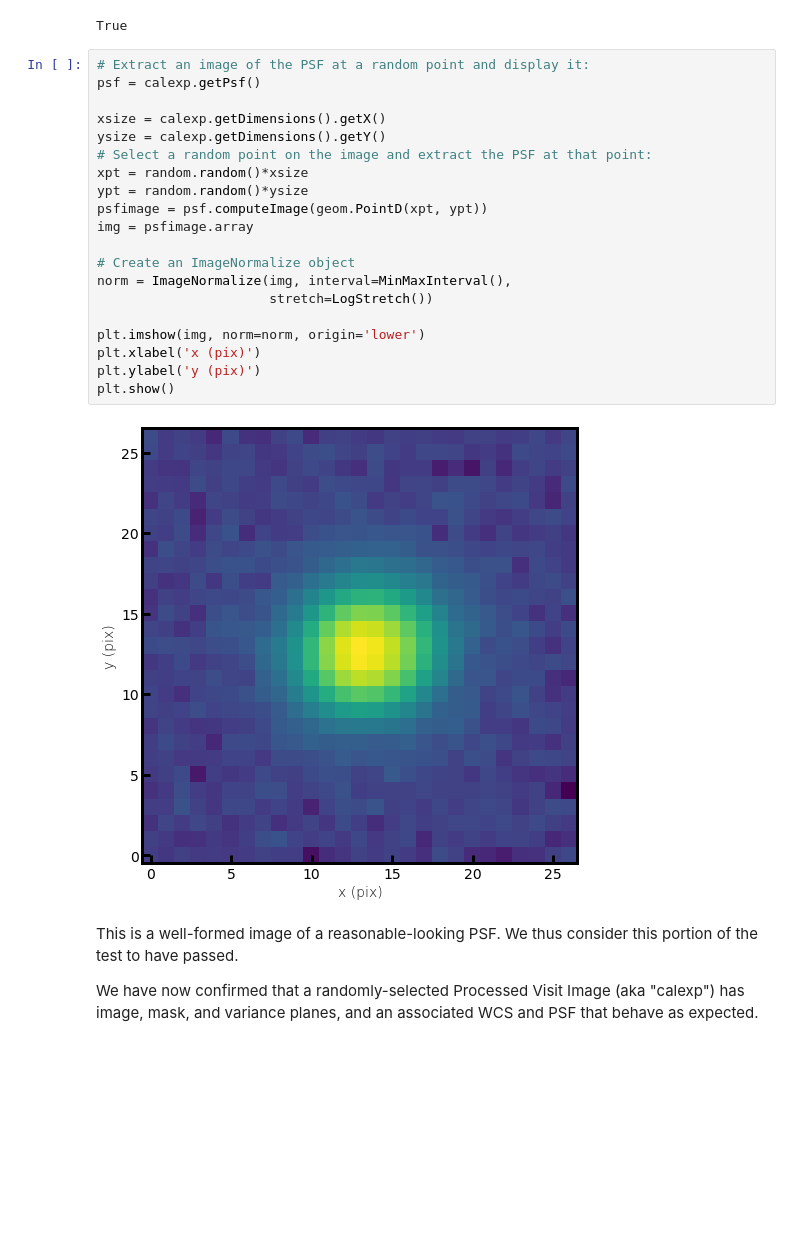
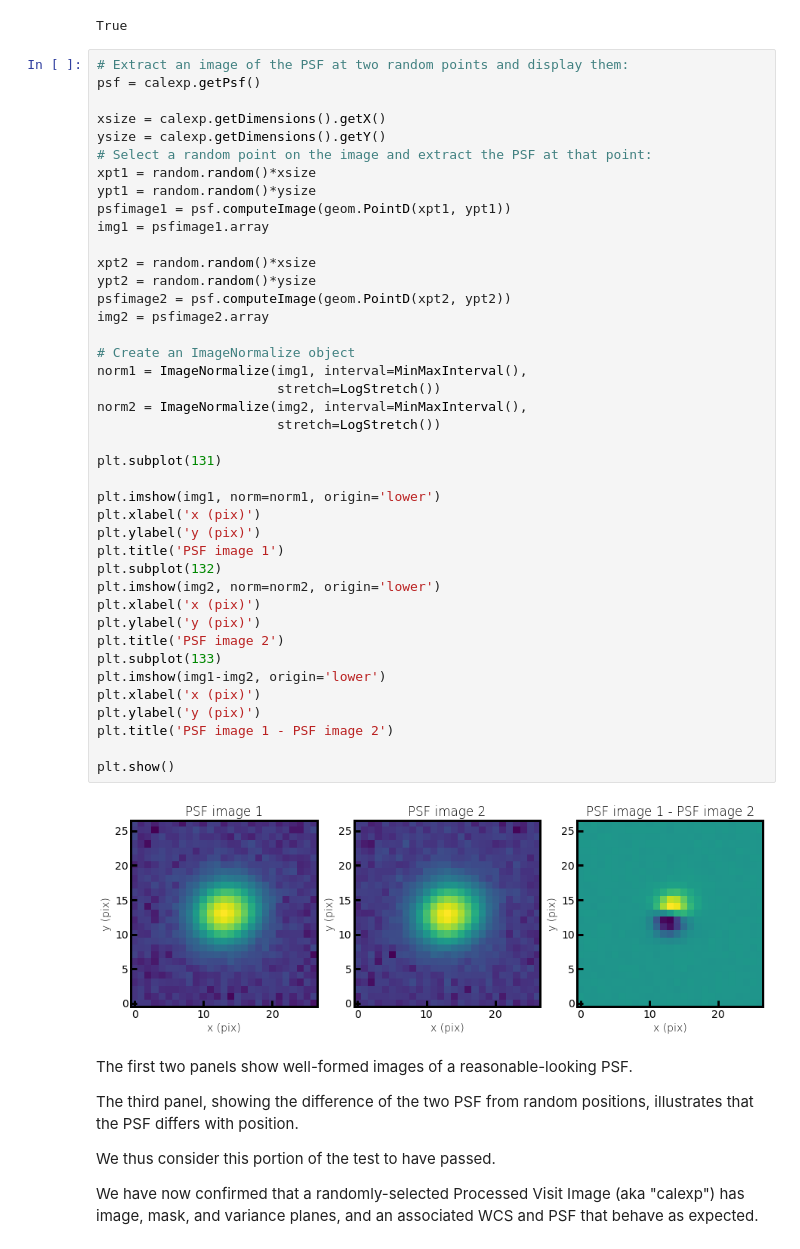
Before and after one commit to lsst-dm/DMTR-261, a Jupyter notebook: executions/LVV-T38_T42/test_LVV-T38_42.ipynb, the cells around one changed output. Cells and saved outputs as stored; diff of their text form; blank space fills up the shorter version.

Commit message:
Add PSF difference in LVV-T38_42.

```diff
--- a/executions/LVV-T38_T42/test_LVV-T38_42.ipynb
+++ b/executions/LVV-T38_T42/test_LVV-T38_42.ipynb
@@ -198,28 +198,53 @@ calexp.hasPsf()
 # %% [output]
 True
 # %%
-# Extract an image of the PSF at a random point and display it:
+# Extract an image of the PSF at two random points and display them:
 psf = calexp.getPsf()
 
 xsize = calexp.getDimensions().getX()
 ysize = calexp.getDimensions().getY()
 # Select a random point on the image and extract the PSF at that point:
-xpt = random.random()*xsize
-ypt = random.random()*ysize
-psfimage = psf.computeImage(geom.PointD(xpt, ypt))
-img = psfimage.array
+xpt1 = random.random()*xsize
+ypt1 = random.random()*ysize
+psfimage1 = psf.computeImage(geom.PointD(xpt1, ypt1))
+img1 = psfimage1.array
+
+xpt2 = random.random()*xsize
+ypt2 = random.random()*ysize
+psfimage2 = psf.computeImage(geom.PointD(xpt2, ypt2))
+img2 = psfimage2.array
 
 # Create an ImageNormalize object
-norm = ImageNormalize(img, interval=MinMaxInterval(),
-                      stretch=LogStretch())
+norm1 = ImageNormalize(img1, interval=MinMaxInterval(),
+                       stretch=LogStretch())
+norm2 = ImageNormalize(img2, interval=MinMaxInterval(),
+                       stretch=LogStretch())
 
-plt.imshow(img, norm=norm, origin='lower')
+plt.subplot(131)
+
+plt.imshow(img1, norm=norm1, origin='lower')
 plt.xlabel('x (pix)')
 plt.ylabel('y (pix)')
+plt.title('PSF image 1')
+plt.subplot(132)
+plt.imshow(img2, norm=norm2, origin='lower')
+plt.xlabel('x (pix)')
+plt.ylabel('y (pix)')
+plt.title('PSF image 2')
+plt.subplot(133)
+plt.imshow(img1-img2, origin='lower')
+plt.xlabel('x (pix)')
+plt.ylabel('y (pix)')
+plt.title('PSF image 1 - PSF image 2')
+
 plt.show()
 # %% [output]
-[figure, old version]
+[figure, new version]
 # %% [markdown]
-This is a well-formed image of a reasonable-looking PSF. We thus consider this portion of the test to have passed.
+The first two panels show well-formed images of a reasonable-looking PSF.
+
+The third panel, showing the difference of the two PSF from random positions, illustrates that the PSF differs with position.
+
+We thus consider this portion of the test to have passed.
 
 We have now confirmed that a randomly-selected Processed Visit Image (aka "calexp") has image, mask, and variance planes, and an associated WCS and PSF that behave as expected.
```
